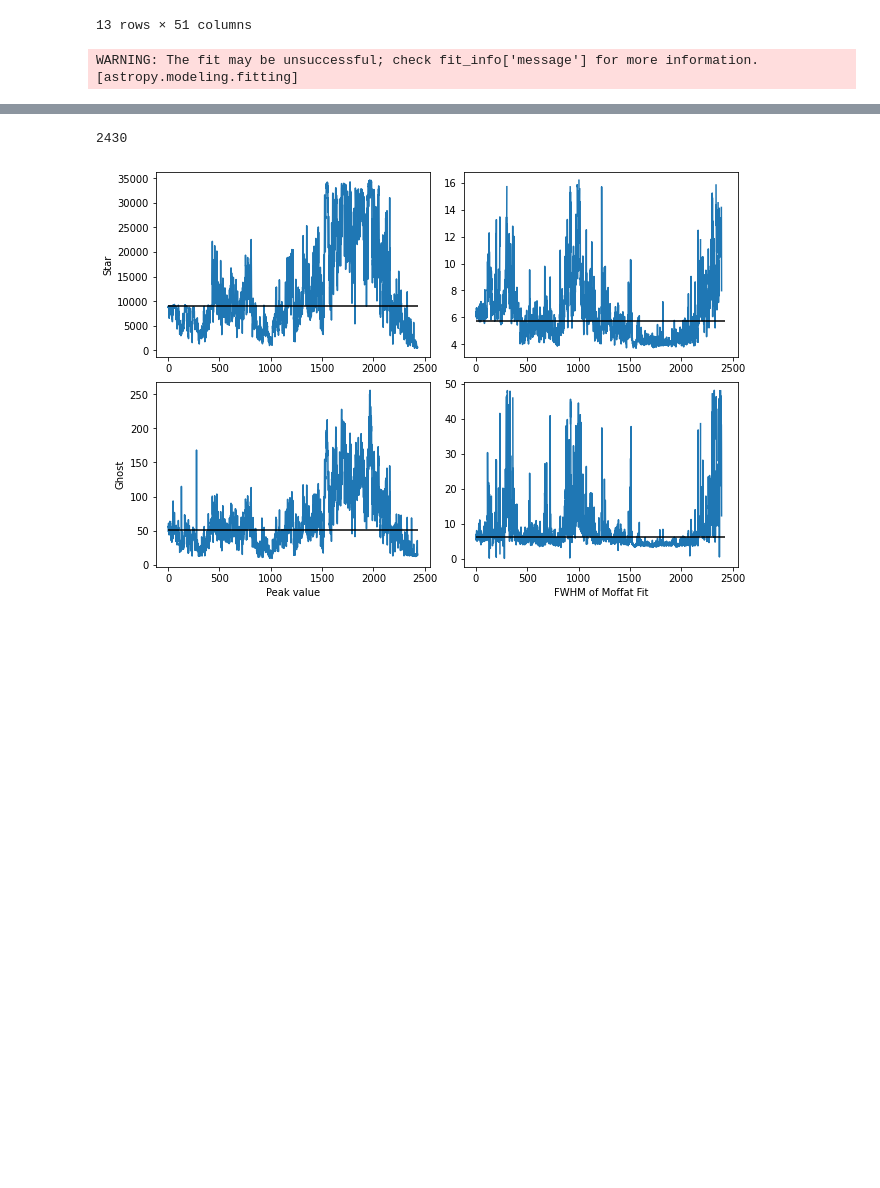
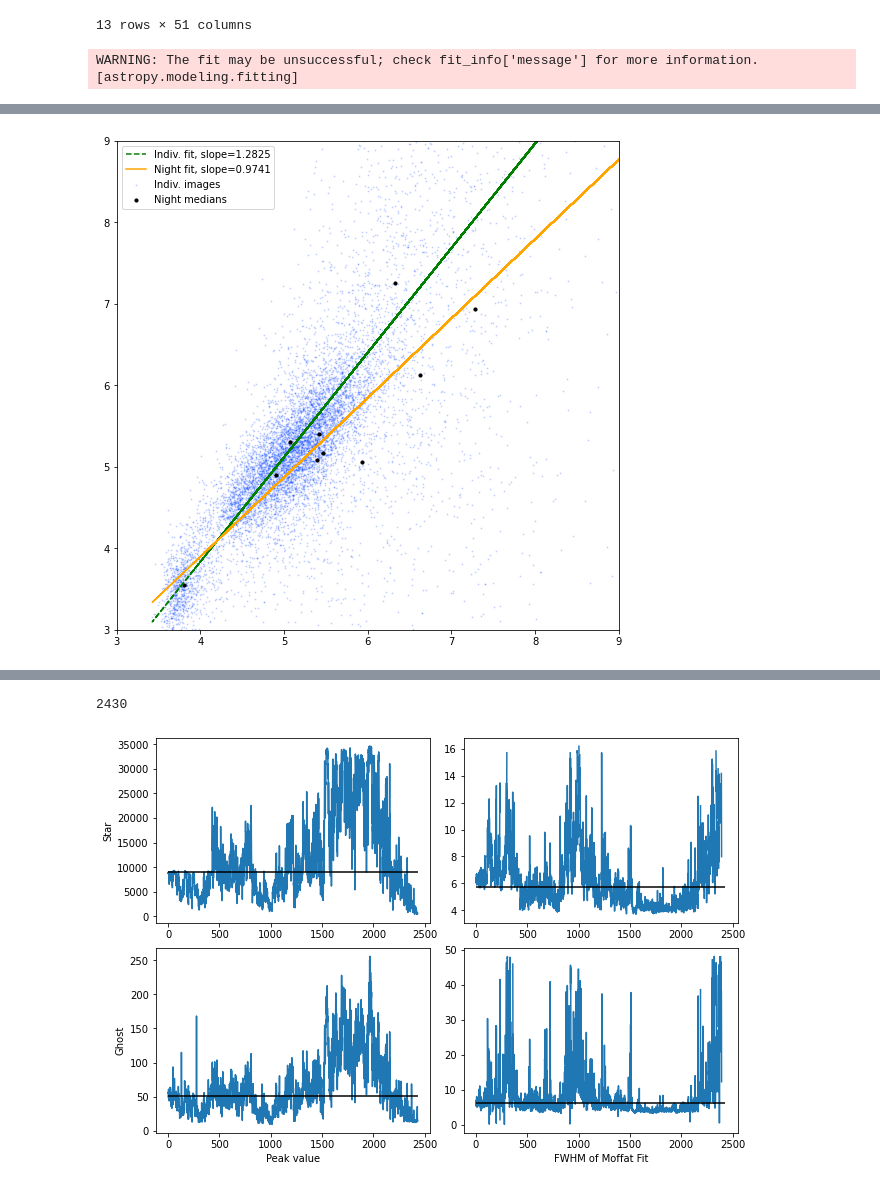
Before and after one commit to wbalmer/diskShapers, a Jupyter notebook: bayesianPhotometry/ghostInvestigation.ipynb, the cells around one changed output, grey strips where cells are left out. Saved outputs shown, nothing was run; the diff lists cells and outputs as text; code cells hidden in the pictures; blank space fills up the shorter version.

```diff
--- a/bayesianPhotometry/ghostInvestigation.ipynb
+++ b/bayesianPhotometry/ghostInvestigation.ipynb
@@ -208,3 +209,95 @@ with open('ghostInventory_moffits_wnans.npy', 'wb') as f:
 # %%
 with open(os.getcwd()+'/ghostInventory_moffits_wnans.npy', 'rb') as f:
   moffits = np.load(f, allow_pickle=True)
+# %%
+# mofarr[:,0] = peaklist
+# mofarr[:,1] = fwhmlist
+# mofarr[:,2] = gpeaklist
+# mofarr[:,3] = gfwhmlist
+
+medfwhms = []
+medgfwhms = []
+
+for i in range(moffits.shape[1]):
+    moffit = moffits[:,i]
+    n, peaklist, fwhmlist, gpeaklist, gfwhmlist = moffit
+    # print(n)
+
+    mofarr = np.zeros((n,4))
+    mofarr[:,0] = peaklist
+    mofarr[:,1] = fwhmlist
+    mofarr[:,2] = gpeaklist
+    mofarr[:,3] = gfwhmlist
+    mofarr = mofarr[~np.isnan(mofarr).any(axis=1)]
+    n = mofarr.shape[0]
+
+    # peaklist, fwhmlist, gpeaklist, gfwhmlist
+
+    # sigma clip to remove failed fits
+    mofarr = sigma_clip(mofarr, sigma=10)
+
+    peaklist = mofarr[:,0]
+    fwhmlist = mofarr[:,1]
+    gpeaklist = mofarr[:,2]
+    gfwhmlist = mofarr[:,3]
+
+    medfwhms.append(np.nanmedian(fwhmlist))
+    medgfwhms.append(np.nanmedian(gfwhmlist))
+
+    if i == 0:
+        peaks = []
+        gpeaks = []
+        fwhms = []
+        gfwhms = []
+
+    for peak in peaklist:
+        peaks.append(peak)
+    for gpeak in gpeaklist:
+        gpeaks.append(gpeak)
+
+    for fwhm in fwhmlist:
+        fwhms.append(fwhm)
+    for gfwhm in gfwhmlist:
+        gfwhms.append(gfwhm)
+
+fwhms = np.array(fwhms, dtype=float)
+gfwhms = np.array(gfwhms, dtype=float)
+import pandas as pd
+ghostarr = np.stack((peaks, gpeaks, fwhms, gfwhms))
+df = pd.DataFrame(ghostarr.T)
+df = df.dropna()
+df = df[df[2].between(2, 25)]
+df = df[df[3].between(2, 25)]
+
+x = df[2]
+xfit = x
+y = df[3]
+
+
+def f(x, m, b):
+    return (m*x) + b
+
+def rms(y, yfit):
+    return np.sqrt(np.sum((y-yfit)**2))
+
+from scipy.optimize import curve_fit
+
+popt, pcov = curve_fit(f, medfwhms, medgfwhms)
+yfit = f(x, *popt)
+print(popt[0])
+
+popt2, pcov2 = curve_fit(f, x, y)#, sigma=(1/y**2))
+yfit2 = f(x, *popt2)
+print(popt2[0])
+
+with plt.style.context('seaborn-bright'):
+    plt.figure(figsize=(9,9))
+    plt.scatter(x, y, alpha=0.15, s=1, label='Indiv. images')
+    plt.scatter(medfwhms, medgfwhms, s=10, color='k', label='Night medians')
+    plt.plot(xfit, yfit2, linestyle='--', color='green', label='Indiv. fit, slope={}'.format(str(round(popt2[0],4))))
+    plt.plot(xfit, yfit, color='orange', label='Night fit, slope={}'.format(str(round(popt[0],4))))
+    plt.xlim(3,9)
+    plt.ylim(3,9)
+    plt.legend()
+    plt.savefig('fwhm_comparison.png',dpi=300)
+# %% [output]
@@ -211 +306,2 @@ with open(os.getcwd()+'/ghostInventory_moffits_wnans.npy', 'rb') as f:
+[figure, added]
 # %%
```
Also changed, not shown: parts of 3 cells of this notebook, 9 other files.
